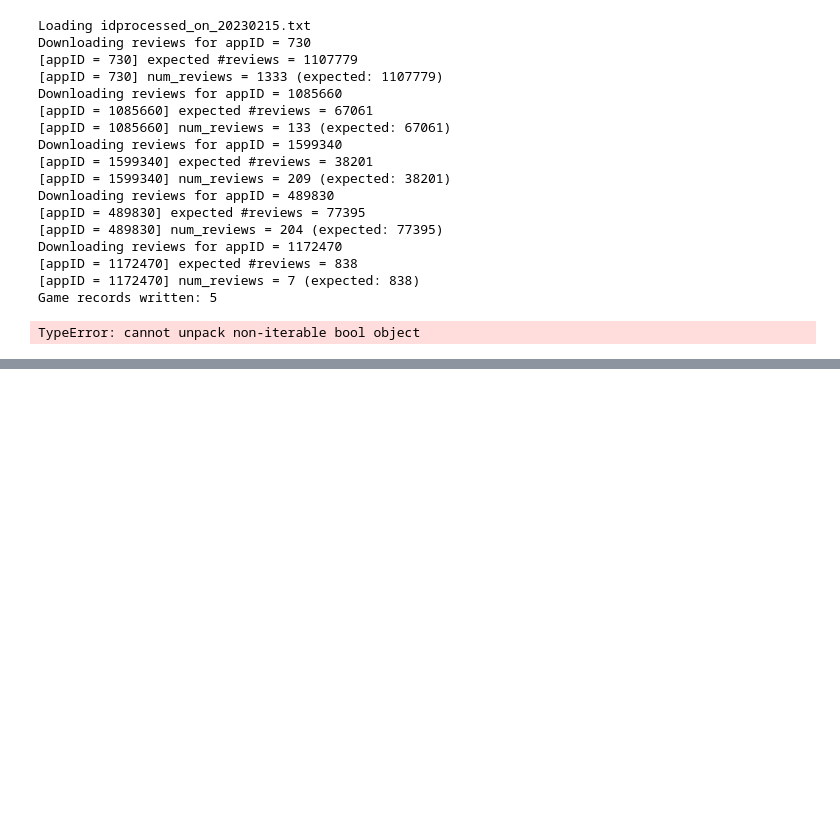
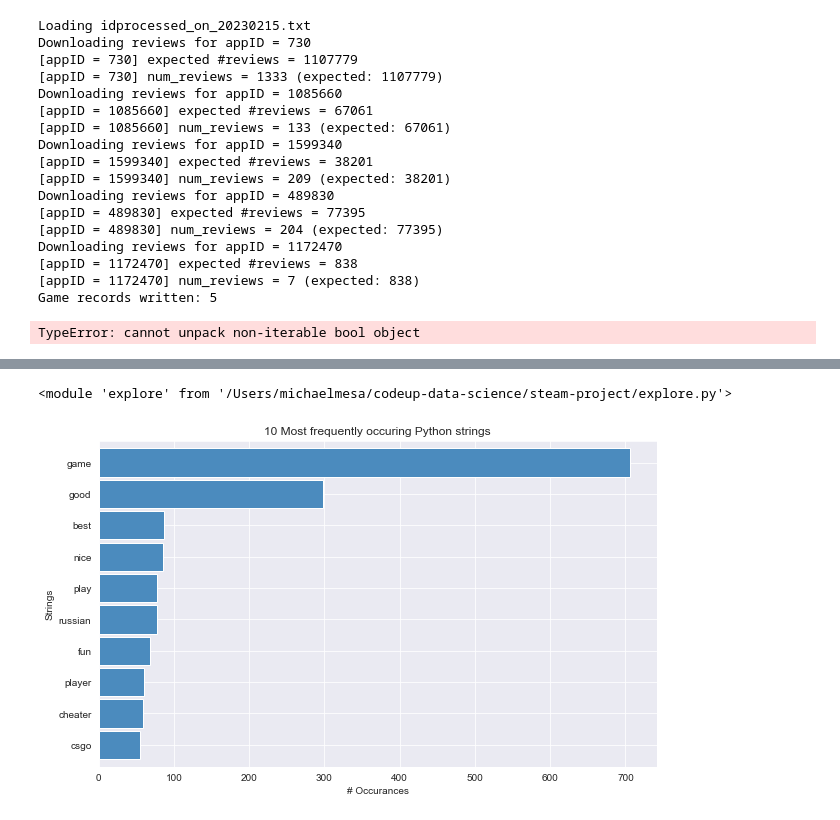
Before and after one commit to Michael-Austin-Mesa/steam-project, a Jupyter notebook: steamreviews_testing.ipynb, the cells around one changed output, grey strips where cells are left out. Drawn from its saved outputs; the diff is of its cells as text; code cells hidden in the pictures; blank space fills up the shorter version.

```diff
--- a/steamreviews_testing.ipynb
+++ b/steamreviews_testing.ipynb
@@ -330,0 +323,8 @@ KeyError: 'language'
+# %%
+importlib.reload(e)
+# %% [output]
+<module 'explore' from '/Users/michaelmesa/codeup-data-science/steam-project/explore.py'>
+# %%
+e.get_top10_python(csgo)
+# %% [output]
+[figure, added]
```
Also changed, not shown: parts of 28 cells of this notebook.
